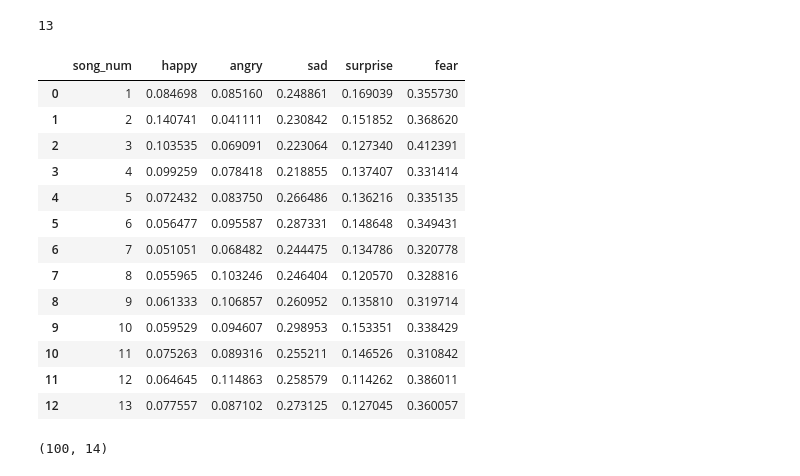
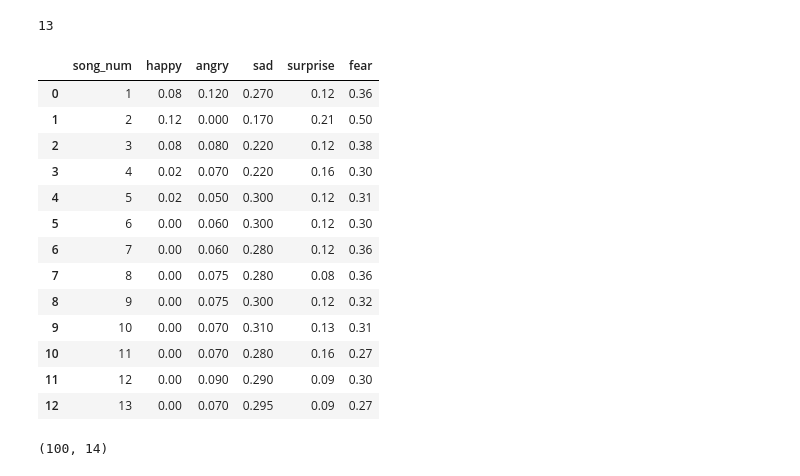
Before and after one commit to statzenthusiast921/setlist_analysis, a Jupyter notebook: scripts/EDA Setlists 05.31.24.ipynb, the cells around one changed output. Saved outputs shown, nothing was run; the diff lists cells and outputs as text; code cells hidden in the pictures.

```diff
--- a/scripts/EDA Setlists 05.31.24.ipynb
+++ b/scripts/EDA Setlists 05.31.24.ipynb
@@ -274,25 +274,25 @@ upper_bound
 # %%
 #1.) Average emotion by position
 artist = setlists_df[setlists_df['ArtistName']=='Dredg']
-artist = artist.groupby("song_num")[['happy','angry','sad','surprise','fear']].mean().reset_index()
+artist = artist.groupby("song_num")[['happy','angry','sad','surprise','fear']].median().reset_index()
 artist['song_num'] = artist['song_num'] + 1
 avg_setlist = artist[0:upper_bound]
 avg_setlist
 # %% [output]
 |  | song_num | happy | angry | sad | surprise | fear |
-| 0 | 1 | 0.084698 | 0.085160 | 0.248861 | 0.169039 | 0.355730 |
-| 1 | 2 | 0.140741 | 0.041111 | 0.230842 | 0.151852 | 0.368620 |
-| 2 | 3 | 0.103535 | 0.069091 | 0.223064 | 0.127340 | 0.412391 |
-| 3 | 4 | 0.099259 | 0.078418 | 0.218855 | 0.137407 | 0.331414 |
-| 4 | 5 | 0.072432 | 0.083750 | 0.266486 | 0.136216 | 0.335135 |
-| 5 | 6 | 0.056477 | 0.095587 | 0.287331 | 0.148648 | 0.349431 |
-| 6 | 7 | 0.051051 | 0.068482 | 0.244475 | 0.134786 | 0.320778 |
-| 7 | 8 | 0.055965 | 0.103246 | 0.246404 | 0.120570 | 0.328816 |
-| 8 | 9 | 0.061333 | 0.106857 | 0.260952 | 0.135810 | 0.319714 |
-| 9 | 10 | 0.059529 | 0.094607 | 0.298953 | 0.153351 | 0.338429 |
-| 10 | 11 | 0.075263 | 0.089316 | 0.255211 | 0.146526 | 0.310842 |
-| 11 | 12 | 0.064645 | 0.114863 | 0.258579 | 0.114262 | 0.386011 |
-| 12 | 13 | 0.077557 | 0.087102 | 0.273125 | 0.127045 | 0.360057 |
+| 0 | 1 | 0.08 | 0.120 | 0.270 | 0.12 | 0.36 |
+| 1 | 2 | 0.12 | 0.000 | 0.170 | 0.21 | 0.50 |
+| 2 | 3 | 0.08 | 0.080 | 0.220 | 0.12 | 0.38 |
+| 3 | 4 | 0.02 | 0.070 | 0.220 | 0.16 | 0.30 |
+| 4 | 5 | 0.02 | 0.050 | 0.300 | 0.12 | 0.31 |
+| 5 | 6 | 0.00 | 0.060 | 0.300 | 0.12 | 0.30 |
+| 6 | 7 | 0.00 | 0.060 | 0.280 | 0.12 | 0.36 |
+| 7 | 8 | 0.00 | 0.075 | 0.280 | 0.08 | 0.36 |
+| 8 | 9 | 0.00 | 0.075 | 0.300 | 0.12 | 0.32 |
+| 9 | 10 | 0.00 | 0.070 | 0.310 | 0.13 | 0.31 |
+| 10 | 11 | 0.00 | 0.070 | 0.280 | 0.16 | 0.27 |
+| 11 | 12 | 0.00 | 0.090 | 0.290 | 0.09 | 0.30 |
+| 12 | 13 | 0.00 | 0.070 | 0.295 | 0.09 | 0.27 |
 # %%
 rank_dedupped.shape
 # %% [output]
```
Also changed, not shown: parts of 4 cells of this notebook.
